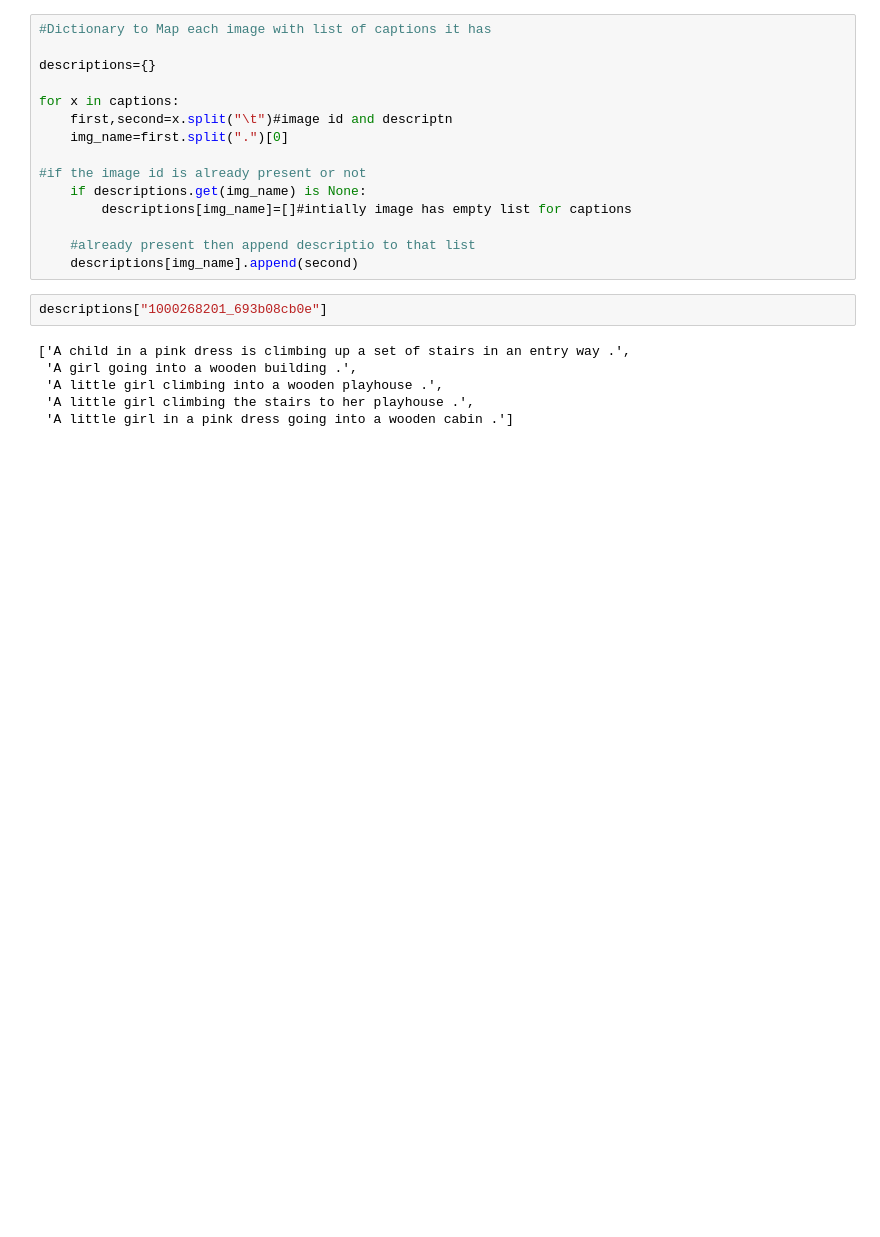
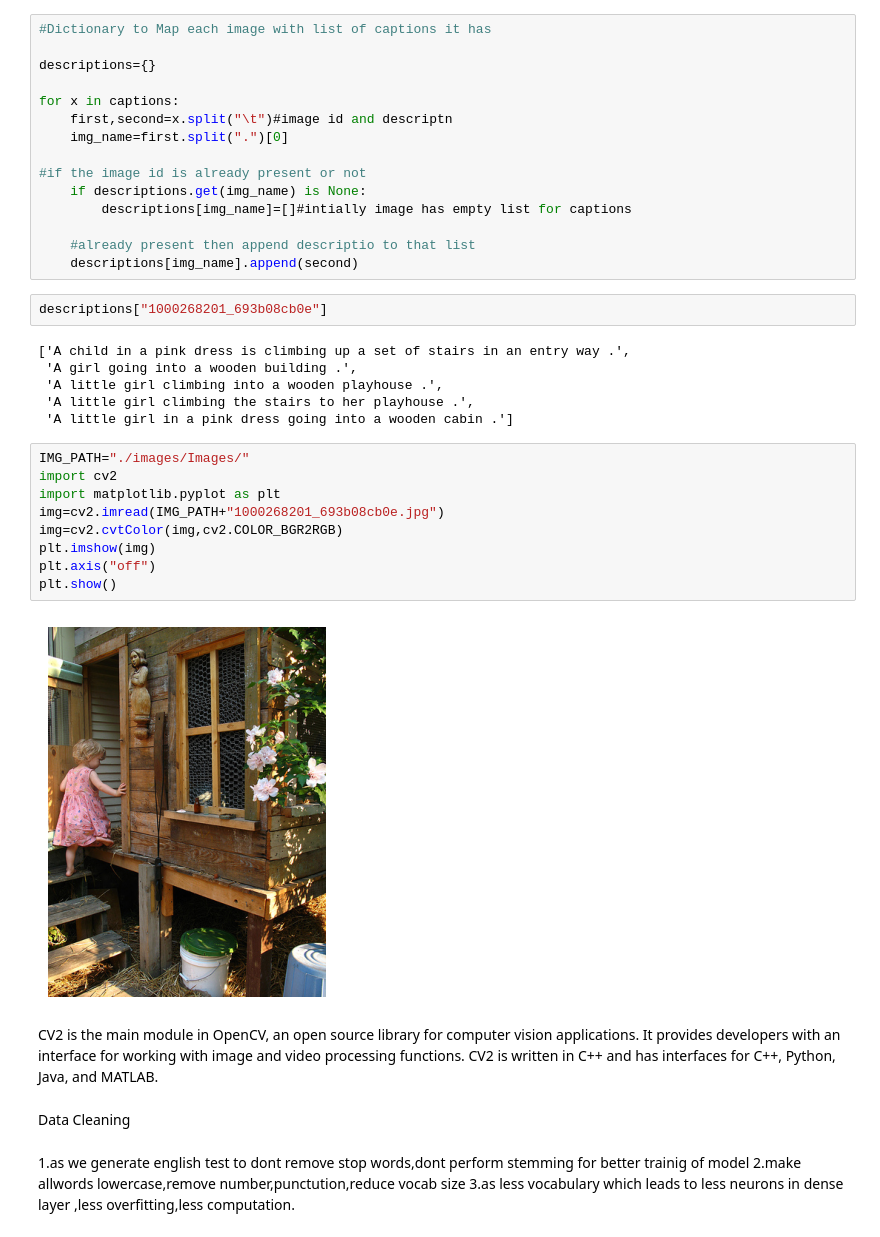
Before and after one commit to Atharva-Nimbalkar/imagecaption, a Jupyter notebook: ImageCaption.ipynb, the cells around one changed output. Drawn from its saved outputs; the diff is of its cells as text; blank space fills up the shorter version.

```diff
--- a/ImageCaption.ipynb
+++ b/ImageCaption.ipynb
@@ -45,3 +65,22 @@ descriptions["1000268201_693b08cb0e"]
  'A little girl climbing into a wooden playhouse .',
  'A little girl climbing the stairs to her playhouse .',
  'A little girl in a pink dress going into a wooden cabin .']
+# %%
+IMG_PATH="./images/Images/"
+import cv2
+import matplotlib.pyplot as plt
+img=cv2.imread(IMG_PATH+"1000268201_693b08cb0e.jpg")
+img=cv2.cvtColor(img,cv2.COLOR_BGR2RGB)
+plt.imshow(img)
+plt.axis("off")
+plt.show()
+# %% [output]
+[figure, added]
+# %% [markdown]
+CV2 is the main module in OpenCV, an open source library for computer vision applications. It provides developers with an interface for working with image and video processing functions. CV2 is written in C++ and has interfaces for C++, Python, Java, and MATLAB.
+# %% [markdown]
+Data Cleaning
+# %% [markdown]
+1.as we generate english test to dont remove stop words,dont perform stemming for better trainig of model
+2.make allwords lowercase,remove number,punctution,reduce vocab size
+3.as less vocabulary which leads to less neurons in dense layer  ,less overfitting,less computation.
```
Also changed, not shown: parts of 6 cells of this notebook, 2 other files.
